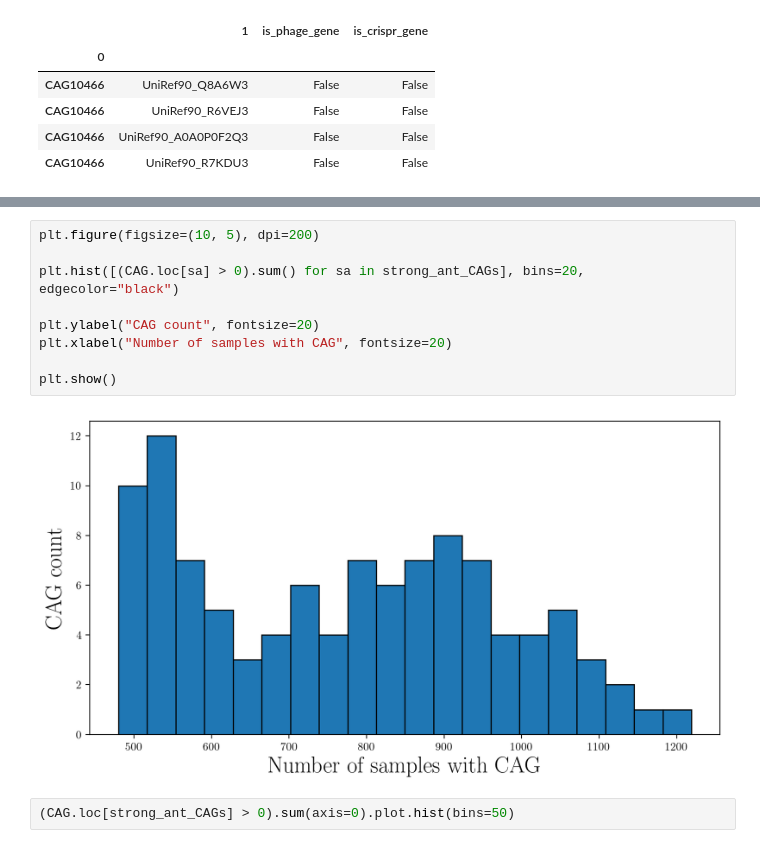
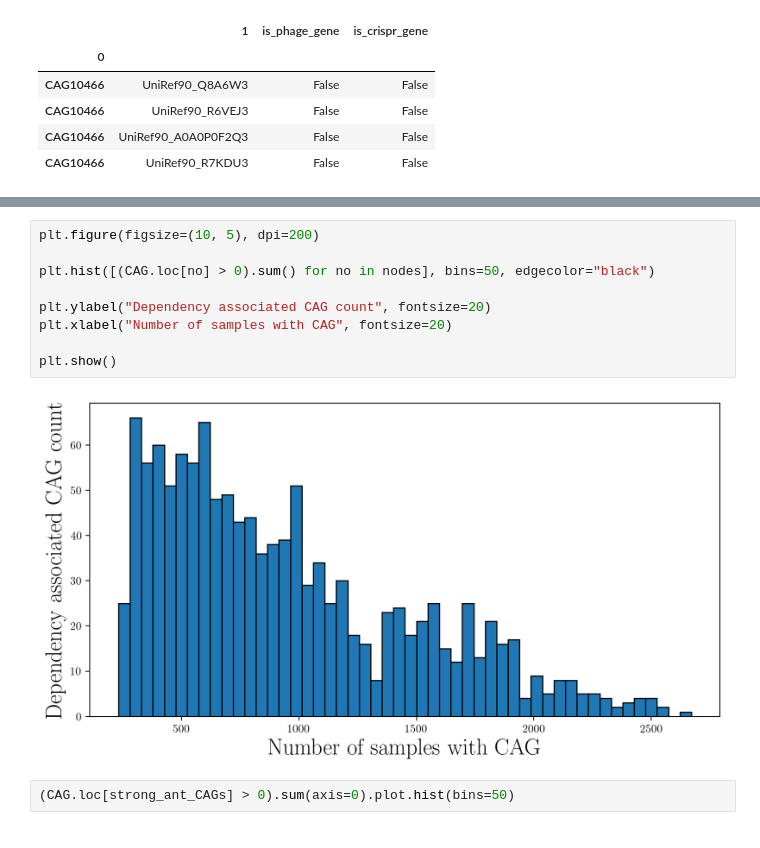
Before and after one commit to danielchang2002/MAGIC, a Jupyter notebook: src/CAG.ipynb, the cells around one changed output, grey strips where cells are left out. Drawn from its saved outputs; the diff is of its cells as text.

```diff
--- a/src/CAG.ipynb
+++ b/src/CAG.ipynb
@@ -523,14 +564,14 @@ clusters.loc["CAG10466"]
 # %%
 plt.figure(figsize=(10, 5), dpi=200)
 
-plt.hist([(CAG.loc[sa] > 0).sum() for sa in strong_ant_CAGs], bins=20, edgecolor="black")
+plt.hist([(CAG.loc[no] > 0).sum() for no in nodes], bins=50, edgecolor="black")
 
-plt.ylabel("CAG count", fontsize=20)
+plt.ylabel("Dependency associated CAG count", fontsize=20)
 plt.xlabel("Number of samples with CAG", fontsize=20)
 
 plt.show()
 # %% [output]
-[figure, old version]
+[figure, new version]
 # %%
 (CAG.loc[strong_ant_CAGs] > 0).sum(axis=0).plot.hist(bins=50)
 # %% [output]
```
Also changed, not shown: parts of 11 cells of this notebook, 10 other files.
